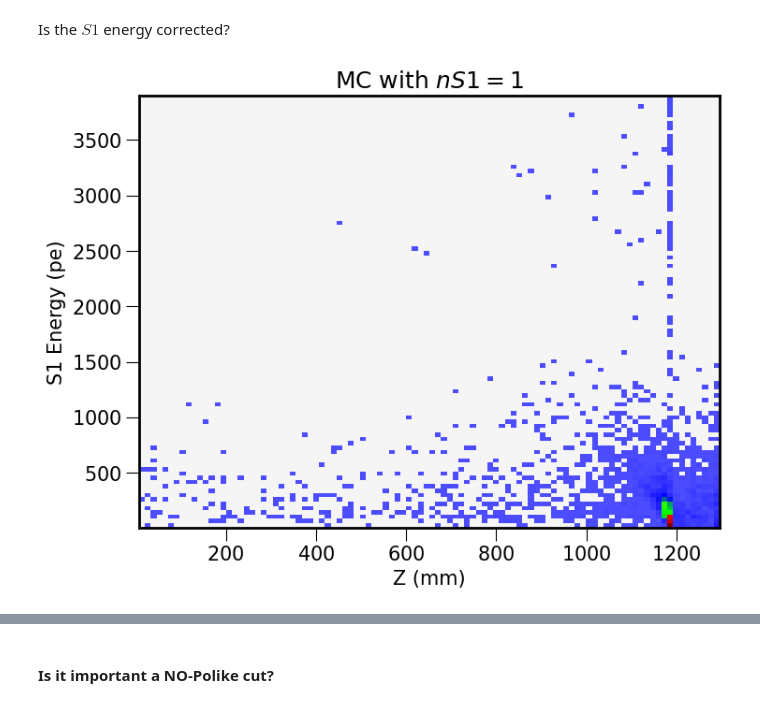
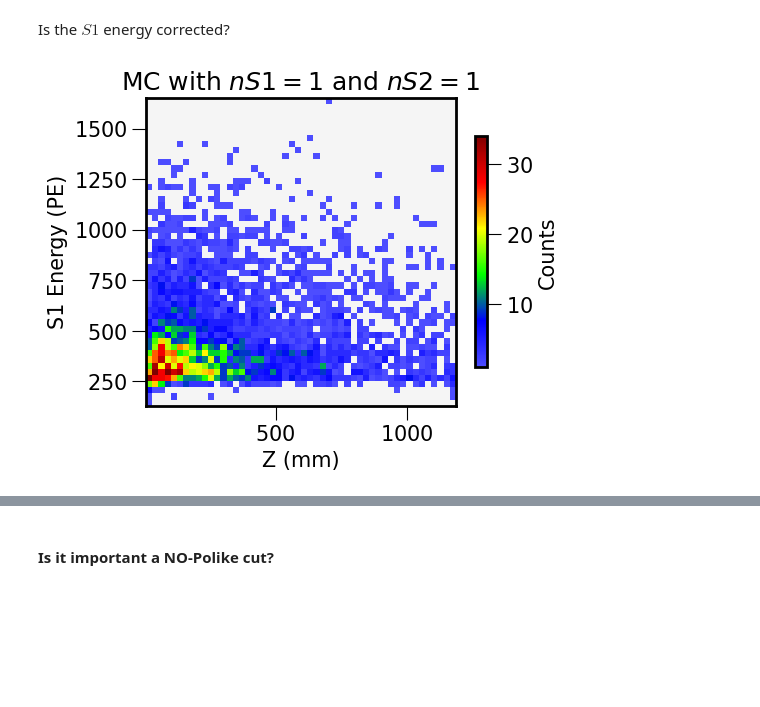
Before and after one commit to camacortespar/next-analysis, a Jupyter notebook: NEXT-100/Rn_analysis/02_Bi_MC.ipynb, the cells around one changed output, grey strips where cells are left out. Saved outputs shown, nothing was run; the diff lists cells and outputs as text; code cells hidden in the pictures; blank space fills up the shorter version.

```diff
--- a/NEXT-100/Rn_analysis/02_Bi_MC.ipynb
+++ b/NEXT-100/Rn_analysis/02_Bi_MC.ipynb
@@ -85,10 +90,9 @@ else:
     raise ValueError("Invalid ANALYSIS_TYPE. Choose 'All' or 'Cathode'.")
 
 # KEYS
-nexus     = '/MC/configuration'
-dorothea  = '/DST/Events'
-sophronia = '/RECO/Events'
-mc_key    = '/MC/Events'
+NEXUS_KEY = '/MC/configuration'
+DORO_KEY = '/DST/Events'
+SOPH_KEY = '/RECO/Events'
 
 # COLIUMNS TO USE
 doro_columns = ['event', 'time', 'nS1', 'nS2', 'S1h', 'S1e', 'S2e', 'S2q', 'DT', 'X', 'Y', 'Z']
@@ -117,7 +121,13 @@ CV_FIT  = [0.57, 796.53]     # Fit values for S1e correction vs DT
 # Events with total corrected energy above this threshold are classified as alphas.
 ENERGY_THRESHOLD_PE = 7.5e5       # in [PE]
 
+# --- HE Scale Correction ---
+M_HE_SCALE = 4.80e-06
+B_HE_SCALE = 0.0094
+ENERGY_THRESHOLD_MEV = M_HE_SCALE * ENERGY_THRESHOLD_PE + B_HE_SCALE   # in [MeV]
 
+# --- Hits Clusterizer Configuration ---
+CLUSTER_CONFIG = {"eps": 3, "min_samples": 5}
 
 # --- Trigger 2 Efficiency Cut ---
 # Events with event-level energy below this are removed to account for trigger efficiency.
@@ -152,13 +162,13 @@ for h5_path in MC_PATHS[:50]:
 
     try:
         # ----- Dorothea ----- #
-        dst_df = pd.read_hdf(h5_path, key=dorothea)
+        dst_df = pd.read_hdf(h5_path, key=DORO_KEY)
         # dst_df = dst_df.loc[:, doro_columns]          # Activate this when you are completely sure!
         doro_counter += dst_df['event'].nunique()
         run_dst.append(dst_df)
 
         # ----- Sophronia ----- #
-        reco_df = pd.read_hdf(h5_path, key=sophronia)
+        reco_df = pd.read_hdf(h5_path, key=SOPH_KEY)
         # reco_df = reco_df.loc[:, soph_columns]
         soph_counter += reco_df['event'].nunique()
         run_reco.append(reco_df)
@@ -345,35 +342,33 @@ data_S1_S2 = crudo.correct_S1e(data_S1_S2, CV_FIT, DT_STOP, output_column='S1e_c
 Is the $S1$ energy corrected?
 # %%
 # Global
-n_bins = 100
+n_bins = 50
 E1_max = 3e3; Z_max = pt.N100_hei
 
 # Variables
-E1 = data_S1['S1e']
-Z  = data_S1['Z']
+E1 = data_S1_S2['S1e_corr']
+Z  = data_S1_S2['Z']
 
 # Binning
 E1_bins = np.linspace(E1.min(), E1.max(), n_bins)
-Z_bins = np.linspace(0, Z_max, n_bins)
+Z_bins  = np.linspace(0, Z_max, n_bins)
 
 # 2D histogram
 S1e_Z_map, ex, ey = np.histogram2d(Z, E1, bins=n_bins)
 S1e_Z_map         = np.ma.masked_where(S1e_Z_map==0, S1e_Z_map)     # Zero values masked
 
-# ----- Plotting ----- #
-plt.figure(figsize=(8, 6))
+# Plotting
+plt.figure(figsize=(5, 4))
 plt.pcolormesh(ex, ey, S1e_Z_map.T, cmap=pt.custom_hsv, shading='auto')
 
-# ----- Styling ----- #
-# cbar = plt.colorbar(label='Counts', shrink=0.75)
-# cbar.formatter.set_powerlimits((-3, -3))
+# Sytling
+cbar = plt.colorbar(label='Counts', shrink=0.75)
 plt.xlabel('Z (mm)')
-plt.ylabel('S1 Energy (pe)')
-plt.title(r'MC with $nS1 = 1$')
-
+plt.ylabel('S1 Energy (PE)')
+plt.title(r'MC with $nS1 = 1$ and $nS2 = 1$')
 plt.gca().set_facecolor("whitesmoke")
 plt.show()
 # %% [output]
-[figure, old version]
+[figure, new version]
 # %%
 # Global
```
Also changed, not shown: parts of 72 cells of this notebook, 3 other files.
